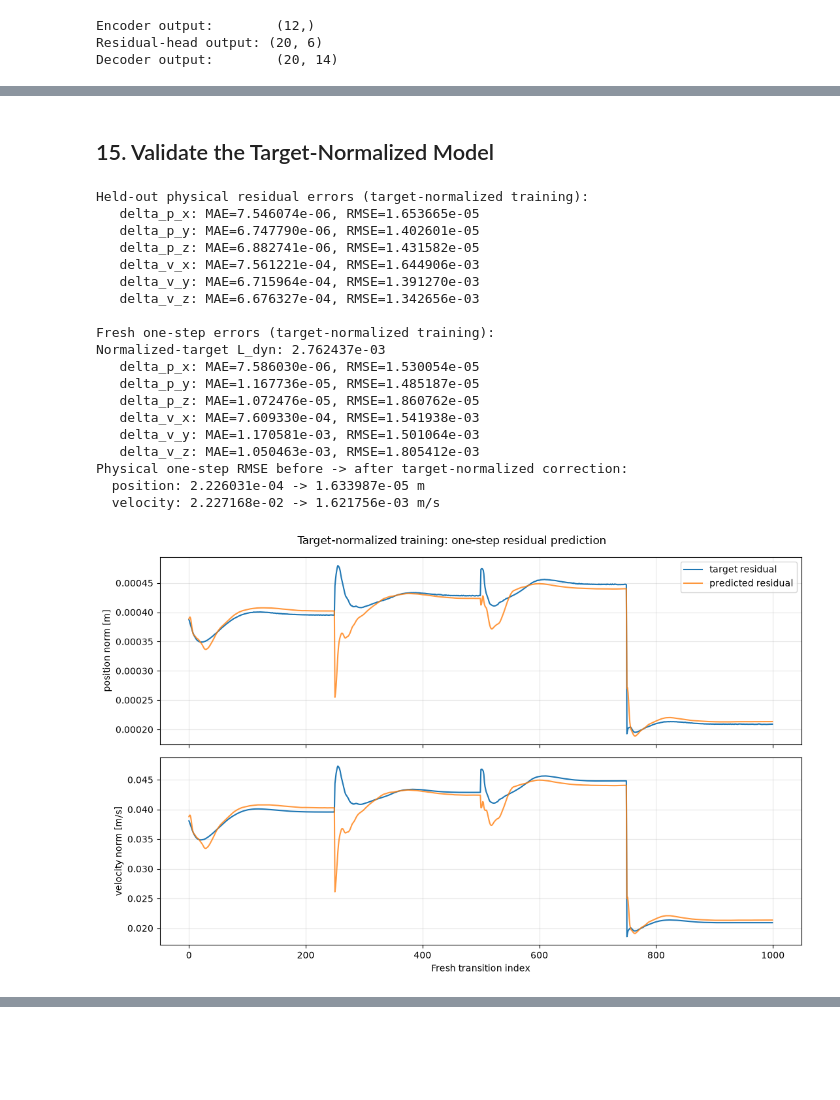
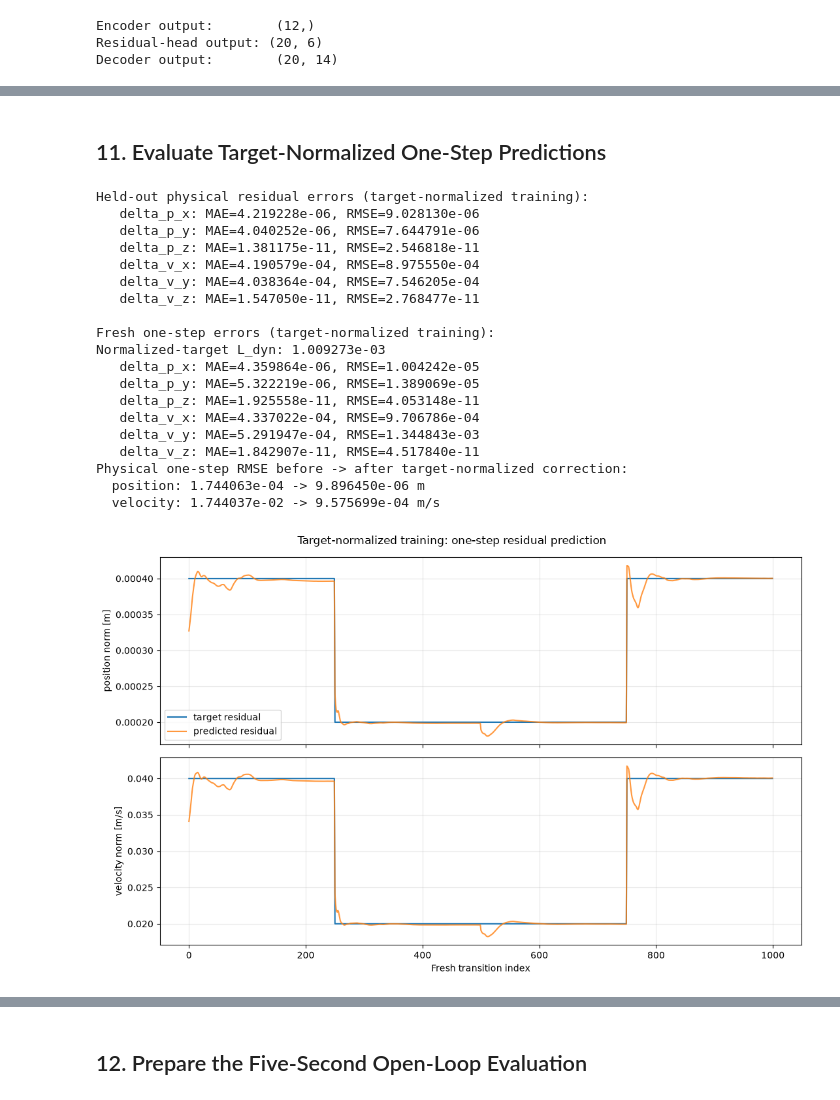
Before and after one commit to dimitriasilveria/variational_neural_dynamics, a Jupyter notebook: examples/state_hovering/train_residual_dyn_encoder.ipynb, the cells around one changed output, grey strips where cells are left out. Saved outputs shown, nothing was run; the diff lists cells and outputs as text; code cells hidden in the pictures; blank space fills up the shorter version.

```diff
--- a/examples/state_hovering/train_residual_dyn_encoder.ipynb
+++ b/examples/state_hovering/train_residual_dyn_encoder.ipynb
@@ -27,13 +27,20 @@ from lotf.objects import Quadrotor
 ## 1. Seed
 # %%
 seed = 0
-key = jax.random.key(seed)
+master_key = jax.random.key(seed)
+
+# Give every stochastic stage its own reproducible stream. Unlike repeatedly
+# splitting one mutable notebook key, these keys do not depend on cell reruns.
+def experiment_key(stream_id):
+    return jax.random.fold_in(master_key, stream_id)
+
+key = master_key  # Kept only for compatibility with exploratory cells.
 # %% [markdown]
 ## 2. Define Simulation Dynamics Config
 # %%
 # simulation dynamics config
 sim_dyn_config = {
-    "use_high_fidelity": True,           # stand-in for the disturbed/real system
+    "use_high_fidelity": False,           # stand-in for the disturbed/real system
     "use_forward_residual": False,       # whether to use residual dynamics in forward simulation
 }
 
@@ -96,7 +103,7 @@ def policy_trained(obs, key):
 # the sampled wind acceleration for the whole rollout but ignore the paired
 # CSV latent completely: the encoder must infer its own condition online.
 num_rollouts = 256
-key, key_rollouts = jax.random.split(key)
+key_rollouts = experiment_key(1)
 rollout_keys = jax.random.split(key_rollouts, num_rollouts)
 parallel_rollout = jax.vmap(rollout, in_axes=(None, 0, None, None))
 trajectories = parallel_rollout(
@@ -318,8 +356,10 @@ context_decoder = MLP(
     nonlinearity=jax.nn.gelu,
 )
 
-key, key_encoder, key_residual, key_decoder = jax.random.split(key, 4)
-joint_params = {
+key_encoder, key_residual, key_decoder = jax.random.split(
+    experiment_key(4), 3
+)
+initial_joint_params = {
     "encoder": trajectory_encoder.initialize(key_encoder),
     "residual": residual_model.initialize(key_residual),
     "decoder": context_decoder.initialize(key_decoder),
@@ -339,14 +379,8 @@ def joint_forward(params, contexts, normalized_dynamics_inputs):
     ).reshape(contexts.shape)
     return latents, predicted_residuals, reconstructed_contexts
 
-joint_train_state = TrainState.create(
-    apply_fn=joint_forward,
-    params=joint_params,
-    tx=optax.adam(learning_rate=3e-4),
-)
-
 dummy_latent, dummy_residuals, dummy_reconstruction = joint_forward(
-    joint_train_state.params, train_contexts[0], train_dynamics_inputs[0]
+    initial_joint_params, train_contexts[0], train_dynamics_inputs[0]
 )
 assert dummy_latent.shape == (latent_dim,)
 assert dummy_residuals.shape == (dynamics_horizon, 6)
@@ -1238,5 +753,5 @@ plt.show()
 # %% [markdown]
-## 15. Validate the Target-Normalized Model
+## 11. Evaluate Target-Normalized One-Step Predictions
 # %%
 # Held-out contexts from the original rollout-wise split. Convert model outputs
 # back to physical residual units before reporting errors.
@@ -1272,7 +787,7 @@ for name, mae, rmse in zip(
 ):
     print(f"  {name:>10s}: MAE={mae:.6e}, RMSE={rmse:.6e}")
 
-# Re-evaluate the same fresh one-step dataset used by Cell 11.
+# Evaluate the fresh one-step dataset collected in the preceding section.
 target_normalized_one_step_latents = trajectory_encoder.apply(
     target_normalized_train_state.params["encoder"], one_step_contexts
 )
@@ -1285,6 +800,17 @@ target_normalized_one_step_predictions = (
     target_normalized_one_step_predictions_norm * residual_target_std
     + residual_target_mean
 )
+one_step_dataset = {
+    "context": one_step_contexts,
+    "state": one_step_current_states,
+    "action": one_step_target_actions,
+    "next_state": one_step_next_states,
+    "normalized_state_action": one_step_inputs,
+    "target_residual": one_step_targets,
+    "predicted_residual": target_normalized_one_step_predictions,
+    "encoded_latent": target_normalized_one_step_latents,
+    "hidden_acceleration_diagnostic": one_step_hidden_accelerations,
+}
 target_normalized_one_step_errors = (
     target_normalized_one_step_predictions - one_step_targets
 )
@@ -1380,46 +906,46 @@ for rollout_id in held_out_rollouts_to_plot:
     rollout_mask = validation_rollout_ids == rollout_id
     rollout_time = validation_context_times[rollout_mask] * sim_dt
     rollout_latents = target_normalized_validation_latents[rollout_mask]
     axes[0].plot(
         rollout_time,
         jnp.linalg.norm(rollout_latents, axis=-1),
         label=f"rollout {int(rollout_id)}",
     )
     axes[1].plot(
         rollout_time[1:],
         jnp.linalg.norm(
             rollout_latents[1:] - rollout_latents[:-1], axis=-1
         ),
     )
 axes[0].set_ylabel(r"$\|z_t\|_2$")
 axes[0].set_title(
     "Target-normalized training: encoded held-out conditions"
 )
 axes[0].legend()
 axes[1].set_xlabel("Time [s]")
 axes[1].set_ylabel(r"$\|z_t-z_{t-1}\|_2$")
 for ax in axes:
     ax.grid(True, alpha=0.3)
 fig.tight_layout()
 plt.show()
 # %% [output]
 Held-out physical residual errors (target-normalized training):
-   delta_p_x: MAE=7.546074e-06, RMSE=1.653665e-05
-   delta_p_y: MAE=6.747790e-06, RMSE=1.402601e-05
-   delta_p_z: MAE=6.882741e-06, RMSE=1.431582e-05
-   delta_v_x: MAE=7.561221e-04, RMSE=1.644906e-03
-   delta_v_y: MAE=6.715964e-04, RMSE=1.391270e-03
-   delta_v_z: MAE=6.676327e-04, RMSE=1.342656e-03
+   delta_p_x: MAE=4.219228e-06, RMSE=9.028130e-06
+   delta_p_y: MAE=4.040252e-06, RMSE=7.644791e-06
+   delta_p_z: MAE=1.381175e-11, RMSE=2.546818e-11
+   delta_v_x: MAE=4.190579e-04, RMSE=8.975550e-04
+   delta_v_y: MAE=4.038364e-04, RMSE=7.546205e-04
+   delta_v_z: MAE=1.547050e-11, RMSE=2.768477e-11
 
 Fresh one-step errors (target-normalized training):
-Normalized-target L_dyn: 2.762437e-03
-   delta_p_x: MAE=7.586030e-06, RMSE=1.530054e-05
-   delta_p_y: MAE=1.167736e-05, RMSE=1.485187e-05
-   delta_p_z: MAE=1.072476e-05, RMSE=1.860762e-05
-   delta_v_x: MAE=7.609330e-04, RMSE=1.541938e-03
-   delta_v_y: MAE=1.170581e-03, RMSE=1.501064e-03
-   delta_v_z: MAE=1.050463e-03, RMSE=1.805412e-03
+Normalized-target L_dyn: 1.009273e-03
+   delta_p_x: MAE=4.359864e-06, RMSE=1.004242e-05
+   delta_p_y: MAE=5.322219e-06, RMSE=1.389069e-05
+   delta_p_z: MAE=1.925558e-11, RMSE=4.053148e-11
+   delta_v_x: MAE=4.337022e-04, RMSE=9.706786e-04
+   delta_v_y: MAE=5.291947e-04, RMSE=1.344843e-03
+   delta_v_z: MAE=1.842907e-11, RMSE=4.517840e-11
 Physical one-step RMSE before -> after target-normalized correction:
-  position: 2.226031e-04 -> 1.633987e-05 m
-  velocity: 2.227168e-02 -> 1.621756e-03 m/s
+  position: 1.744063e-04 -> 9.896450e-06 m
+  velocity: 1.744037e-02 -> 9.575699e-04 m/s
-[figure, old version]
+[figure, new version]
@@ -1426,0 +953,2 @@ Physical one-step RMSE before -> after target-normalized correction:
+# %% [markdown]
+## 12. Prepare the Five-Second Open-Loop Evaluation
```
Also changed, not shown: parts of 24 cells of this notebook.
